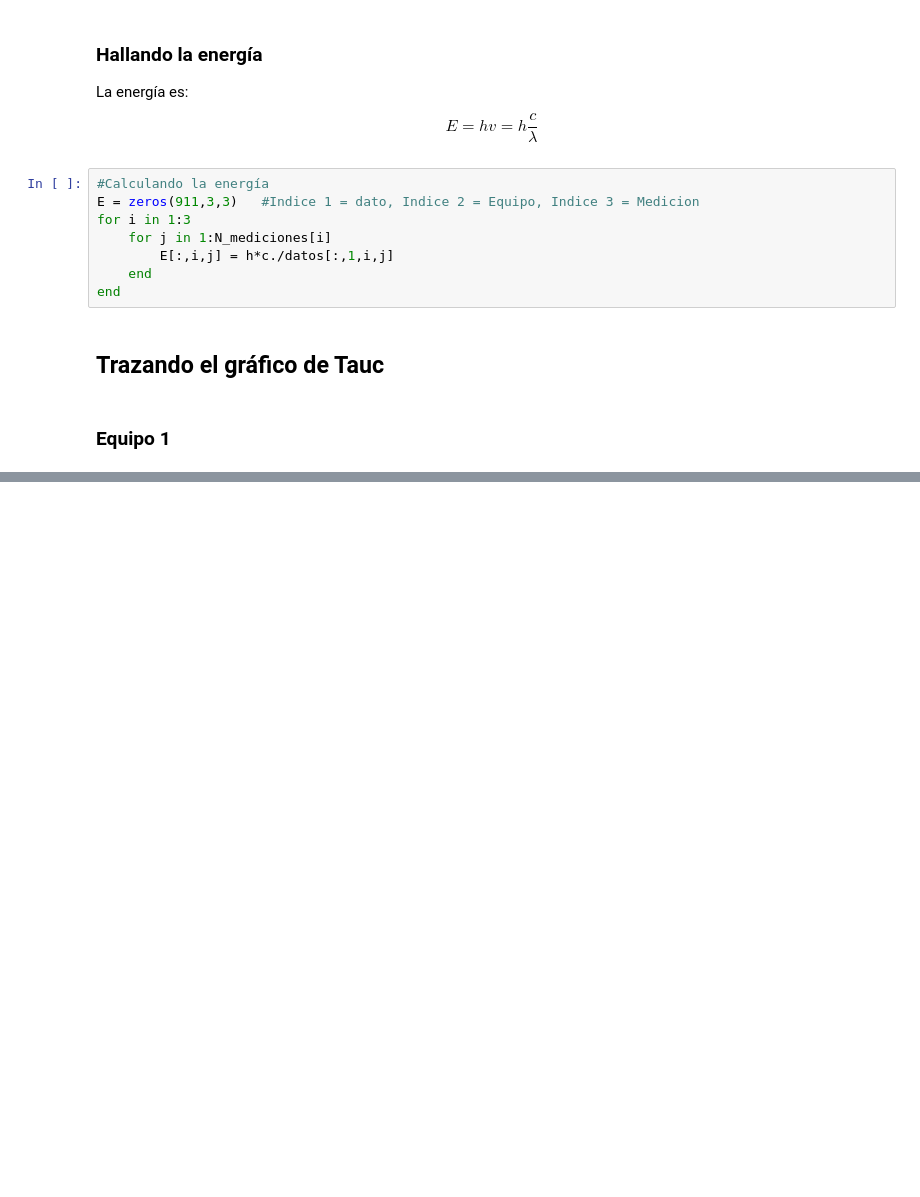
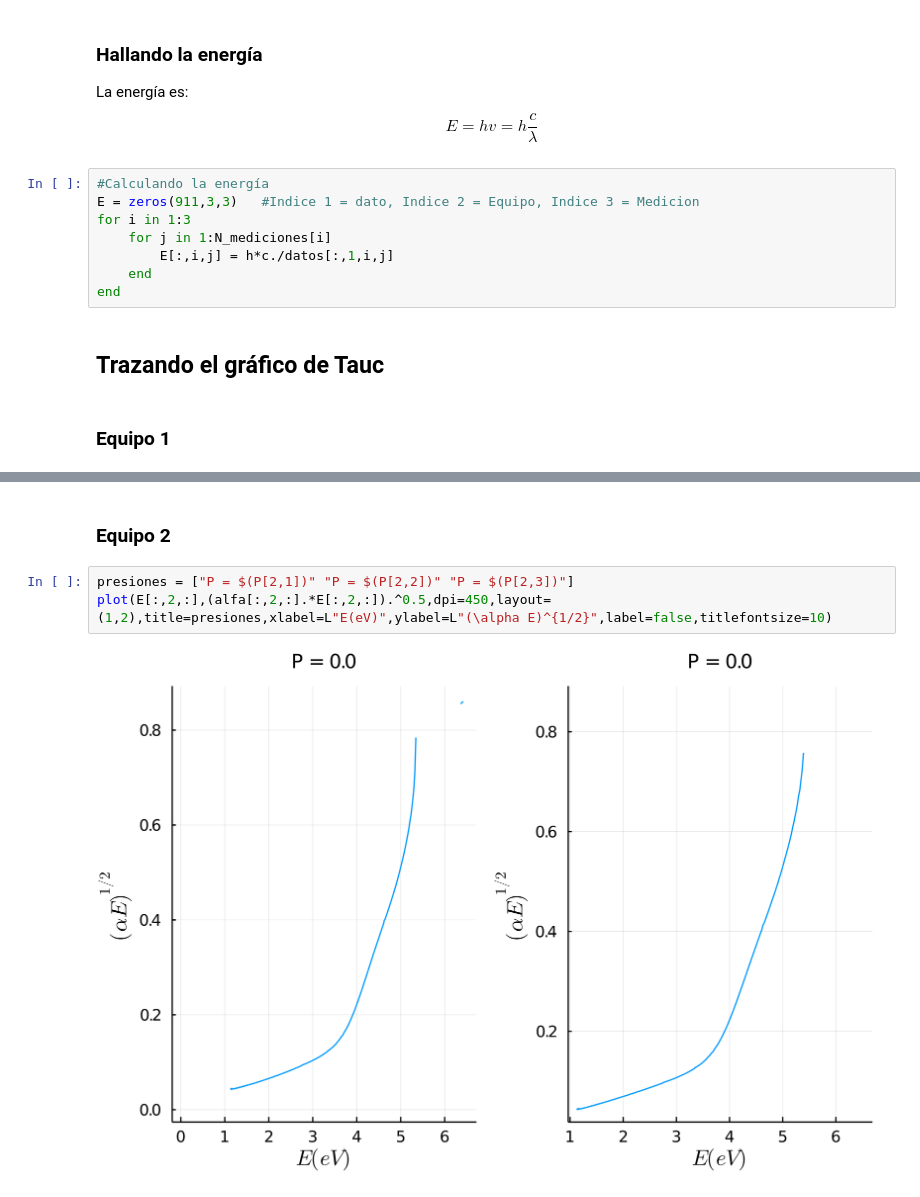
Before and after one commit to Urcelay97/Tauc-Plots-for-ZnS-, a Jupyter notebook: calculosTodos.ipynb, the cells around one changed output, grey strips where cells are left out. Cells and saved outputs as stored; diff of their text form; blank space fills up the shorter version.

```diff
--- a/calculosTodos.ipynb
+++ b/calculosTodos.ipynb
@@ -92,0 +155,7 @@ intervalos_1[3,:] = [3.4,4.5]
+# %% [markdown]
+### Equipo 2
+# %%
+presiones = ["P = $(P[2,1])" "P = $(P[2,2])" "P = $(P[2,3])"]
+plot(E[:,2,:],(alfa[:,2,:].*E[:,2,:]).^0.5,dpi=450,layout=(1,2),title=presiones,xlabel=L"E(eV)",ylabel=L"(\alpha E)^{1/2}",label=false,titlefontsize=10)
+# %% [output]
+[figure, added]
```
Also changed, not shown: parts of 12 cells of this notebook.
